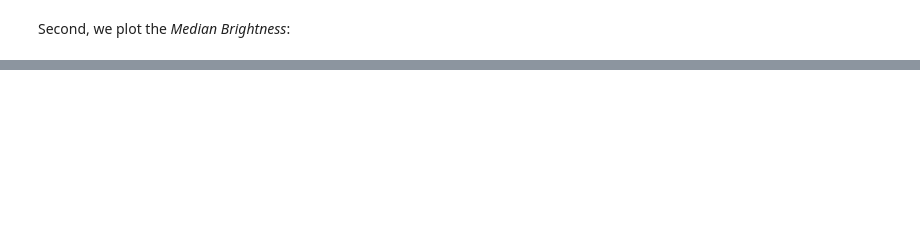
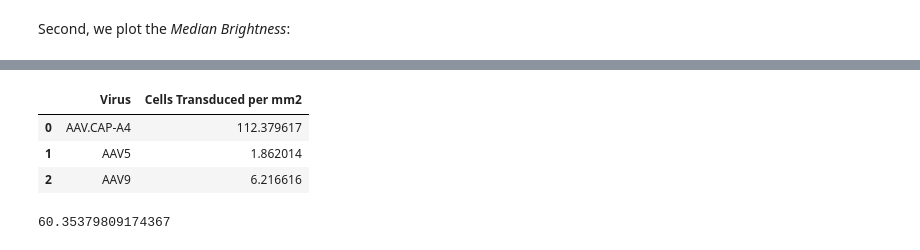
Before and after one commit to GradinaruLab/Image_Segmentation, a Jupyter notebook: plotting.ipynb, the cells around one changed output, grey strips where cells are left out. Saved outputs shown, nothing was run; the diff lists cells and outputs as text; code cells hidden in the pictures; blank space fills up the shorter version.

```diff
--- a/plotting.ipynb
+++ b/plotting.ipynb
@@ -153,0 +184,17 @@ show(p)
+# %%
+grouped = df_counts.groupby(['Virus'])
+
+df_counts_grouped = grouped['Cells Transduced per mm2'].mean().reset_index()
+
+df_counts_grouped = df_counts_grouped.dropna()
+# %%
+df_counts_grouped
+# %% [output]
+|  | Virus | Cells Transduced per mm2 |
+| 0 | AAV.CAP-A4 | 112.379617 |
+| 1 | AAV5 | 1.862014 |
+| 2 | AAV9 | 6.216616 |
+# %%
+112.379617/1.862014
+# %% [output]
+60.35379809174367
```
Also changed, not shown: parts of 4 cells of this notebook, 1 other file.
